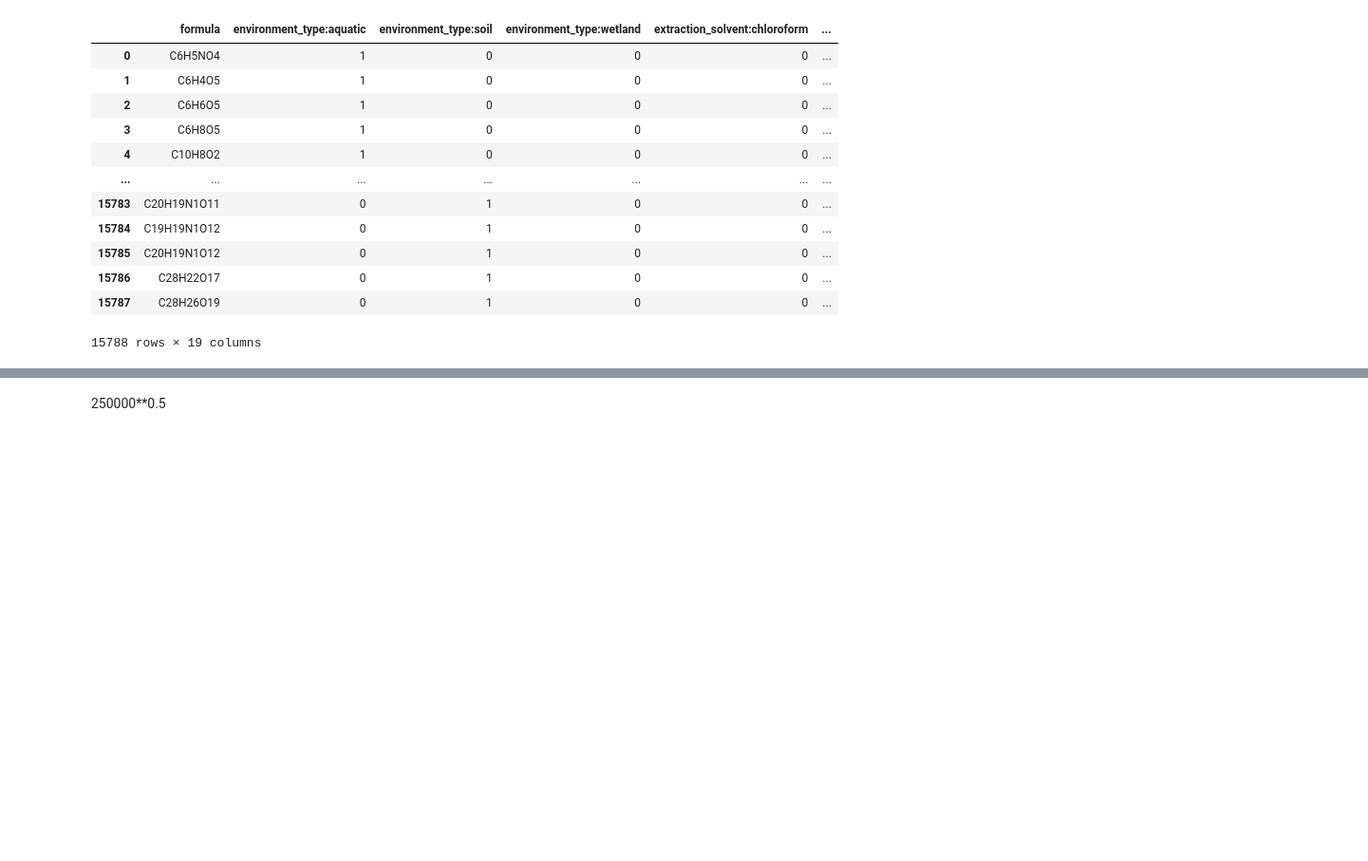
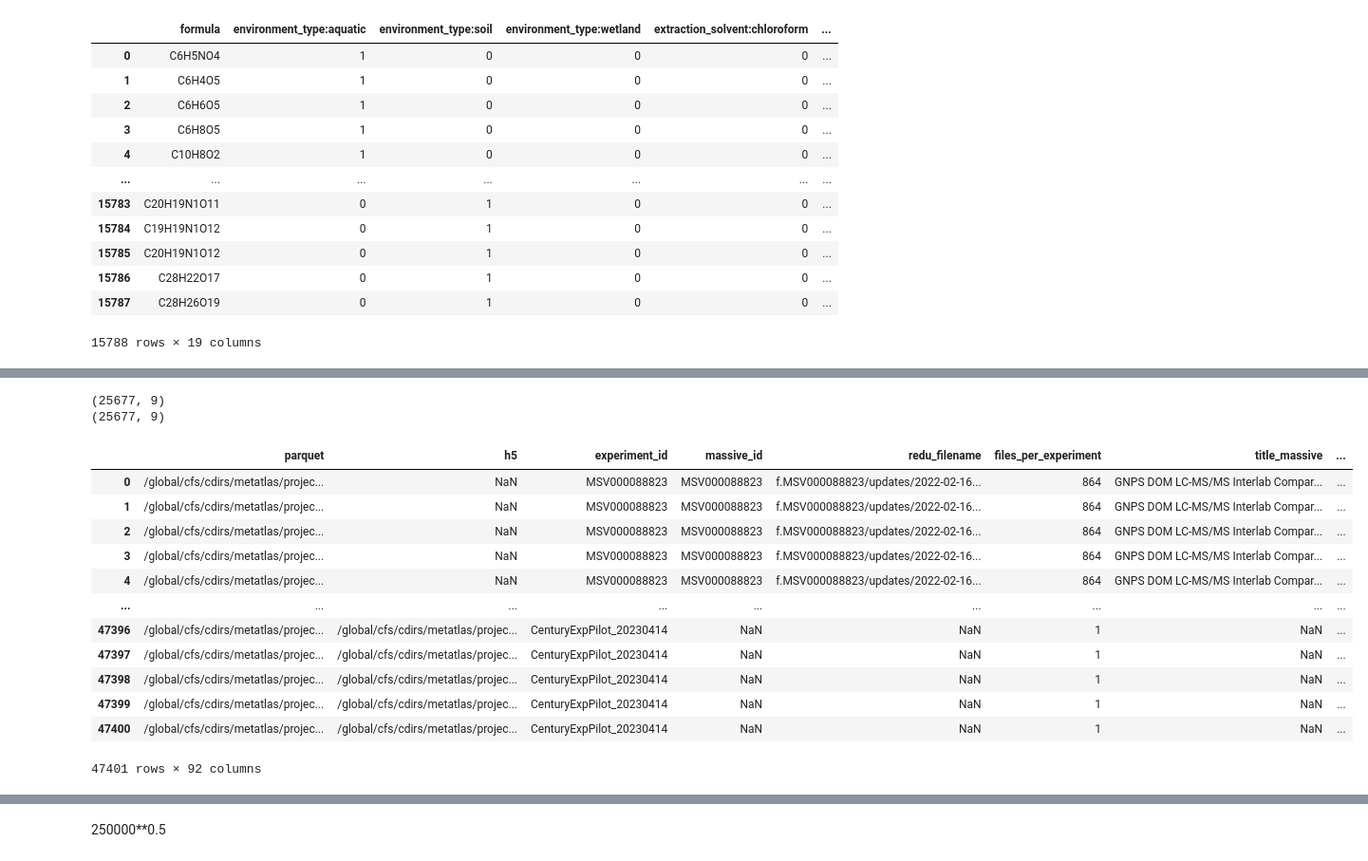
Before and after one commit to biorack/envnet, a Jupyter notebook: carbon_network/build/Step2-GetMS2Hits.ipynb, the cells around one changed output, grey strips where cells are left out. Shown: that part at 95% size. Cells and saved outputs as stored; diff of their text form; code cells hidden in the pictures; blank space fills up the shorter version.

```diff
--- a/carbon_network/build/Step2-GetMS2Hits.ipynb
+++ b/carbon_network/build/Step2-GetMS2Hits.ipynb
@@ -313,63 +263,59 @@ def score_df(df):
             'coisolated_precursor_count_query_identity']
     df.drop(columns=cols,inplace=True)
     df.sort_values('max_score_identity',ascending=False,inplace=True)
     df.drop_duplicates('inchi_key_identity',keep='first',inplace=True)
     df = df[df['max_score_identity']>0]
     if df.shape[0]==0:
         return None
     return df
 
 
 
 
 
-def calculate_mass(formula):
-    # Regular expression to match elements and their counts
-    pattern = r'([A-Z][a-z]*)(\d*)'
-    mass = 0
-    pt = rdchem.GetPeriodicTable()
 
-    for el, count in re.findall(pattern, formula):
-        # If count is an empty string, it means there's only one atom of this element
-        count = int(count) if count else 1
-        mass += pt.GetMostCommonIsotopeMass(el) * count
-    return mass
 
-def process_row(row):
-    row = row[-1]
-    temp = pd.read_parquet(row['buddy'])
+def process_row(parquet_file):
+    temp = pd.read_parquet(parquet_file)
     if temp.shape[0]>0:
-        temp['predicted_mass'] = temp['predicted_formula'].apply(lambda x: calculate_mass(x))
-        temp['predicted_mass'] = temp['predicted_mass'] - 1.007276
-        temp['mass_error'] = temp['precursor_mz'] - temp['predicted_mass']
-        count_good = temp[temp['mass_error'].abs() < 0.001].shape[0] #0.002 was the parameter used in the original code
-        fraction_good = count_good / temp.shape[0]
         temp = score_df(temp)
-    else:
-        count_good = 0
-        fraction_good = 0
-    return temp#{'fraction_within_half_tolerance':fraction_good,'total_formula':temp.shape[0],'good_formula':count_good}
+        if temp is not None:
+            temp['parquet'] = parquet_file
+            return temp
 
+
+files = df[pd.notna(df['parquet'])]['parquet'].tolist()
 with Pool(20) as pool:
-    out = pool.map(process_row, df.iterrows())
-# out = []
-# for (i,row) in df.iterrows():
-#     t = process_row(row)
-#     if t is not None:
-#         out.append(t)
-#     # break
+    out = pool.map(process_row, files)
+
 out = [o for o in out if o is not None]
 out = pd.concat(out)
 out.reset_index(inplace=True,drop=True)
-df = pd.merge(df, out, left_on='h5', right_on='filename', how='outer')
+df = pd.merge(df, out, on='parquet', how='outer')
 # df = pd.concat([df, out], axis=1)
 df.reset_index(inplace=True,drop=True)
 # df.index.name = 'original_index'
 # df.reset_index(inplace=True,drop=False)
 # df
 # out = process_row([0,df.loc[9667]])
 # out = out[out['formula'].isin(formula_df['formula'])]
 df
+# %% [output]
+(25677, 9)
+(25677, 9)
+|  | parquet | h5 | experiment_id | massive_id | redu_filename | files_per_experiment | title_massive | ... |
+| 0 | /global/cfs/cdirs/metatlas/projec... | NaN | MSV000088823 | MSV000088823 | f.MSV000088823/updates/2022-02-16... | 864 | GNPS DOM LC-MS/MS Interlab Compar... | ... |
+| 1 | /global/cfs/cdirs/metatlas/projec... | NaN | MSV000088823 | MSV000088823 | f.MSV000088823/updates/2022-02-16... | 864 | GNPS DOM LC-MS/MS Interlab Compar... | ... |
+| 2 | /global/cfs/cdirs/metatlas/projec... | NaN | MSV000088823 | MSV000088823 | f.MSV000088823/updates/2022-02-16... | 864 | GNPS DOM LC-MS/MS Interlab Compar... | ... |
+| 3 | /global/cfs/cdirs/metatlas/projec... | NaN | MSV000088823 | MSV000088823 | f.MSV000088823/updates/2022-02-16... | 864 | GNPS DOM LC-MS/MS Interlab Compar... | ... |
+| 4 | /global/cfs/cdirs/metatlas/projec... | NaN | MSV000088823 | MSV000088823 | f.MSV000088823/updates/2022-02-16... | 864 | GNPS DOM LC-MS/MS Interlab Compar... | ... |
+| ... | ... | ... | ... | ... | ... | ... | ... | ... |
+| 47396 | /global/cfs/cdirs/metatlas/projec... | /global/cfs/cdirs/metatlas/projec... | CenturyExpPilot_20230414 | NaN | NaN | 1 | NaN | ... |
+| 47397 | /global/cfs/cdirs/metatlas/projec... | /global/cfs/cdirs/metatlas/projec... | CenturyExpPilot_20230414 | NaN | NaN | 1 | NaN | ... |
+| 47398 | /global/cfs/cdirs/metatlas/projec... | /global/cfs/cdirs/metatlas/projec... | CenturyExpPilot_20230414 | NaN | NaN | 1 | NaN | ... |
+| 47399 | /global/cfs/cdirs/metatlas/projec... | /global/cfs/cdirs/metatlas/projec... | CenturyExpPilot_20230414 | NaN | NaN | 1 | NaN | ... |
+| 47400 | /global/cfs/cdirs/metatlas/projec... | /global/cfs/cdirs/metatlas/projec... | CenturyExpPilot_20230414 | NaN | NaN | 1 | NaN | ... |
+47401 rows × 92 columns
 # %%
 # df.sort_values('max_score_identity',ascending=False,inplace=True)
 # df.drop_duplicates('inchi_key_identity',keep='first',inplace=True)
```
Also changed, not shown: parts of 99 cells of this notebook, 3 other files.
